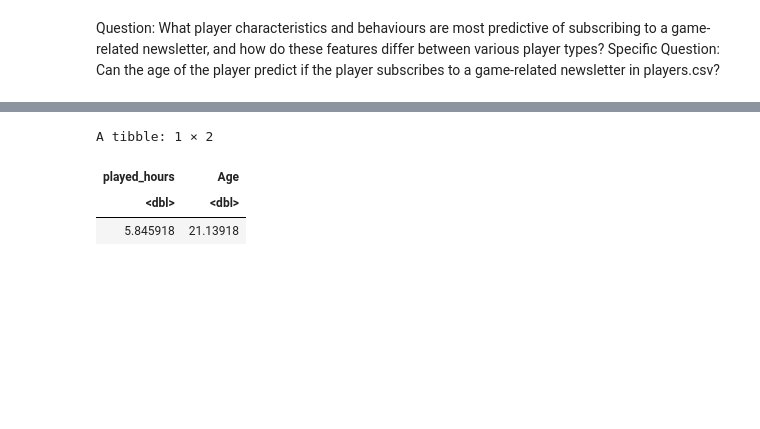
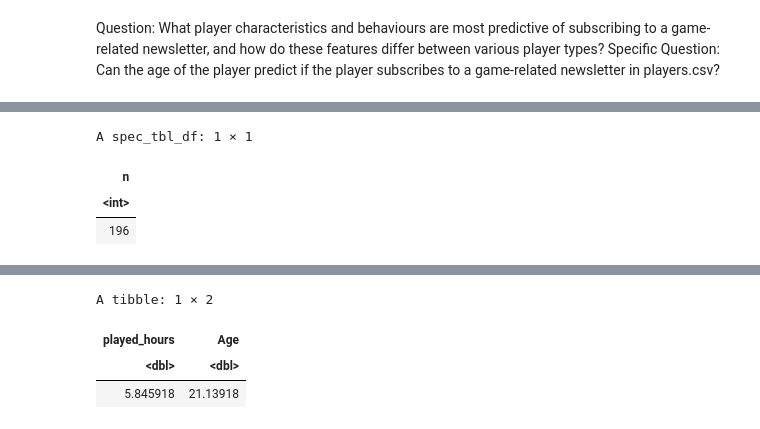
Before and after one commit to charris251/dsci-100-Project, a Jupyter notebook: IndividualGroupProject.ipynb, the cells around one changed output, grey strips where cells are left out. Cells and saved outputs as stored; diff of their text form; code cells hidden in the pictures; blank space fills up the shorter version.

Commit message:
Added the data description

```diff
--- a/IndividualGroupProject.ipynb
+++ b/IndividualGroupProject.ipynb
@@ -38,0 +72,9 @@ A spec_tbl_df: 196 × 7
+# %%
+observation_count <- players_data |>
+                    count()
+observation_count
+# %% [output]
+A spec_tbl_df: 1 × 1
+| n |
+| <int> |
+| 196 |
```
Also changed, not shown: parts of 7 cells of this notebook.
